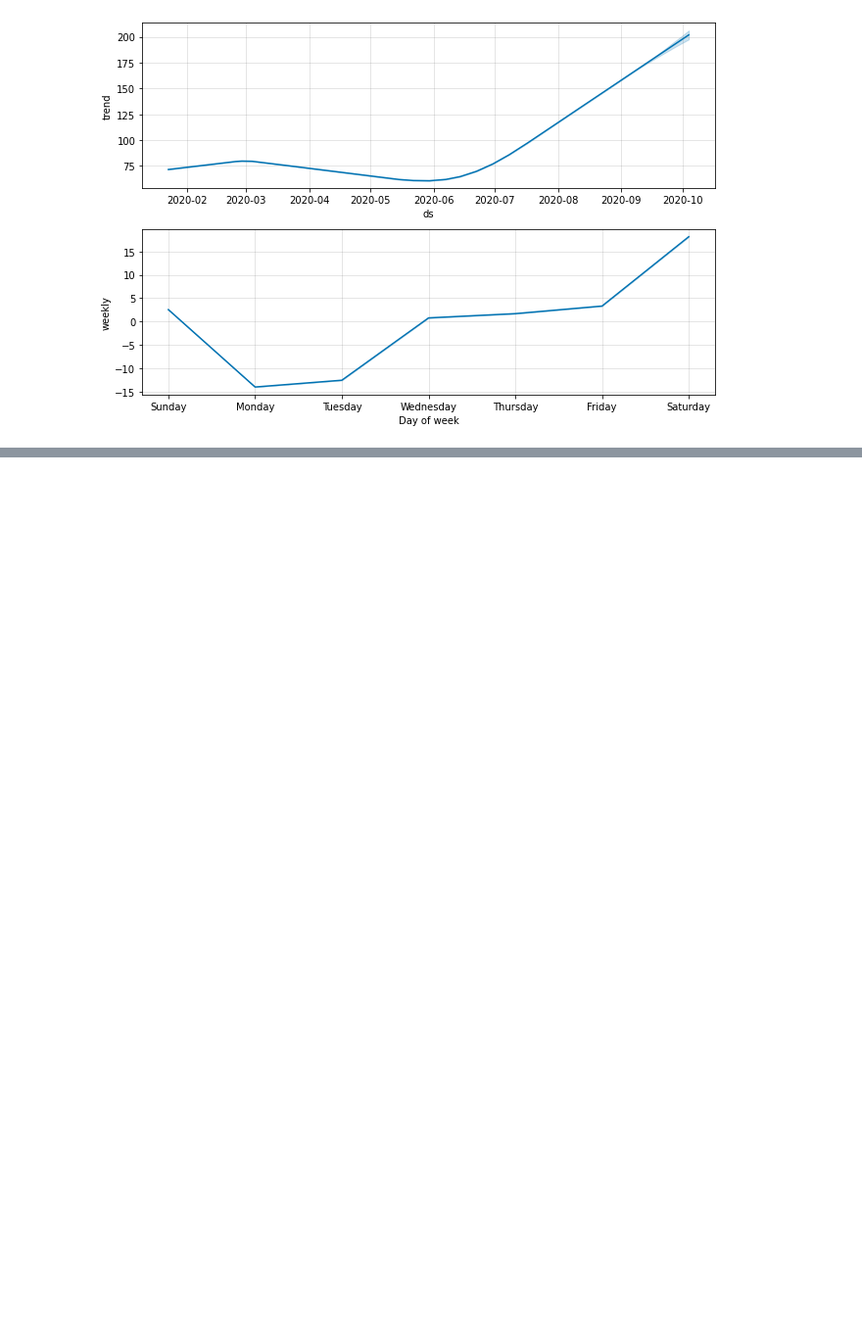
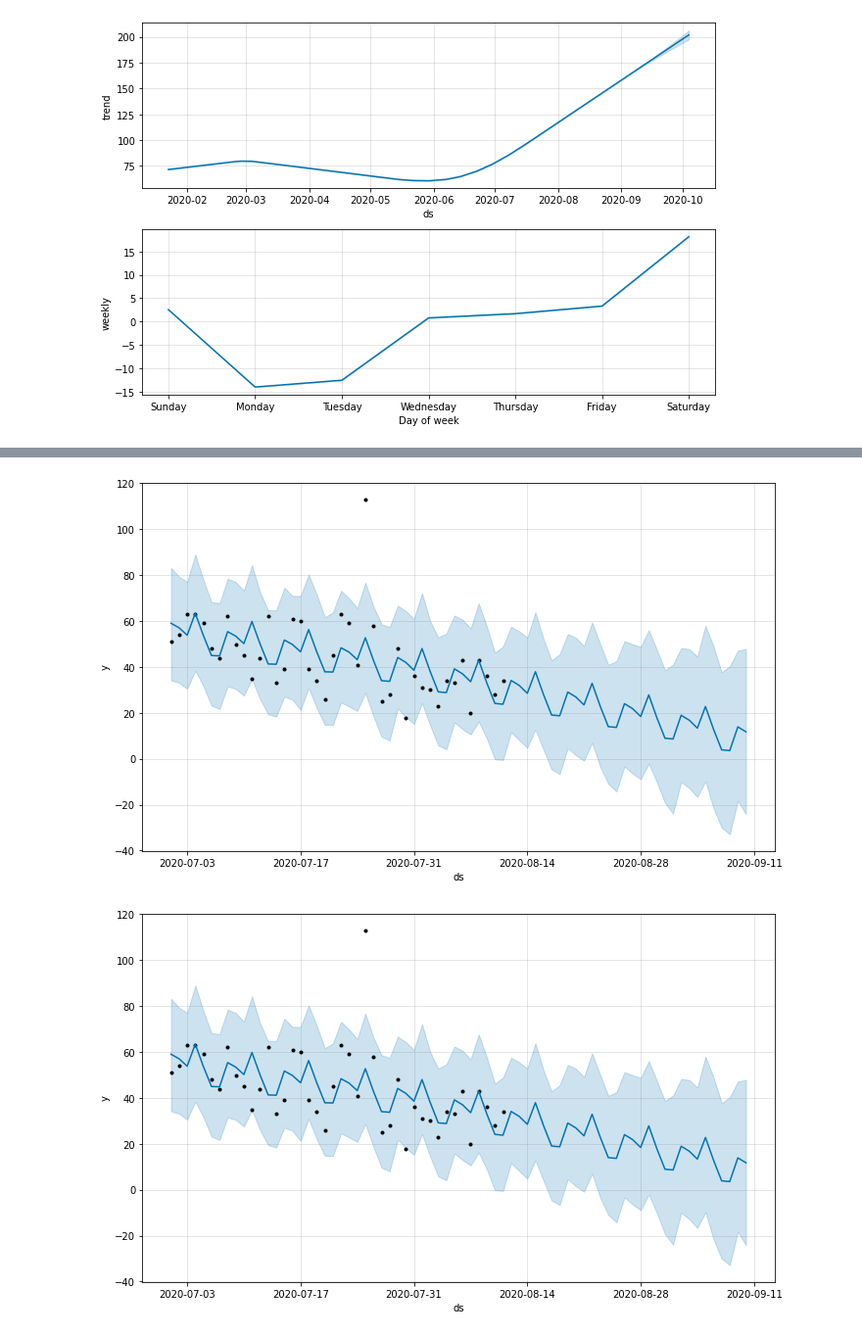
Before and after one commit to Lagom92/covid_visualize, a Jupyter notebook: note/코로나 데이터 예측.ipynb, the cells around one changed output, grey strips where cells are left out. Shown at 98% size. Cells and saved outputs as stored; diff of their text form; code cells hidden in the pictures; blank space fills up the shorter version.

```diff
--- a/note/코로나 데이터 예측.ipynb
+++ b/note/코로나 데이터 예측.ipynb
@@ -125,0 +232,5 @@ m.plot_components(forecast)
+# %%
+m.plot(forecast)
+# %% [output]
+[figure, added]
+[figure, added]
```
Also changed, not shown: parts of 19 cells of this notebook.
